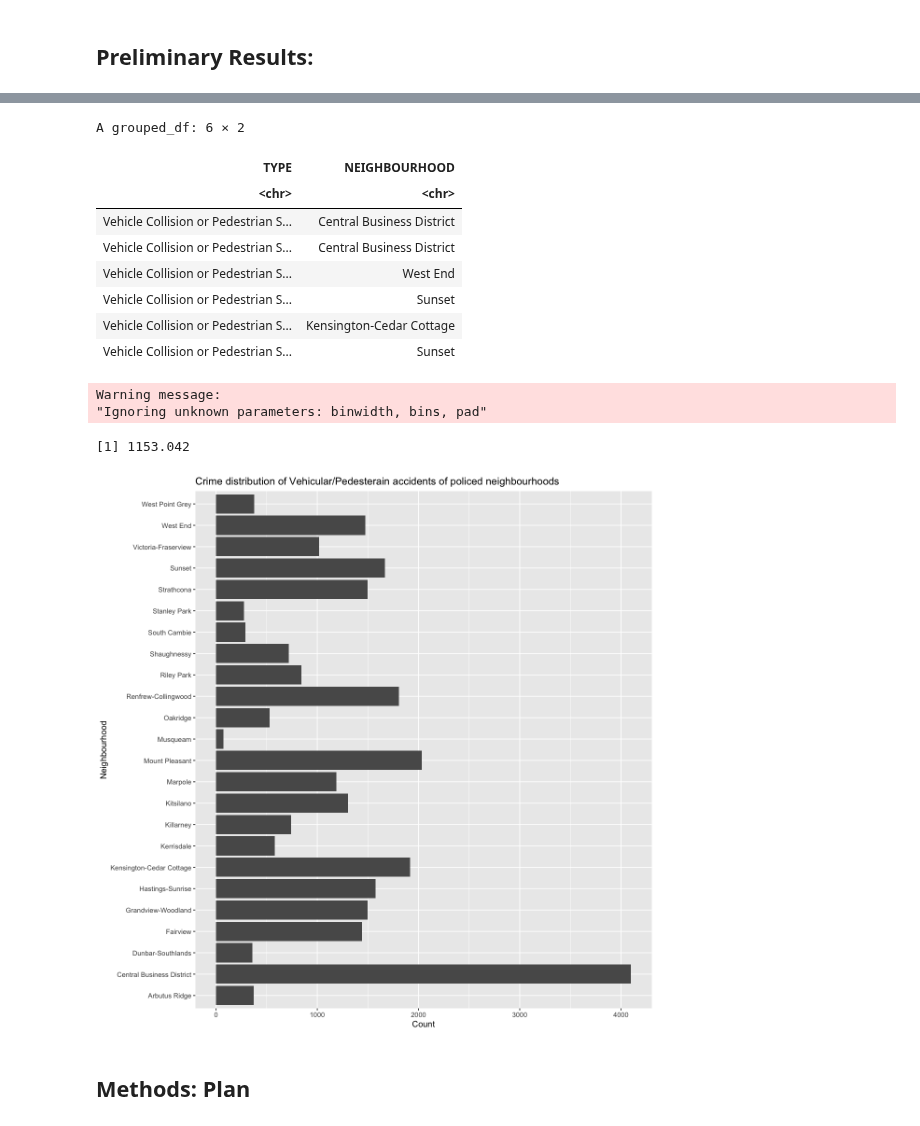
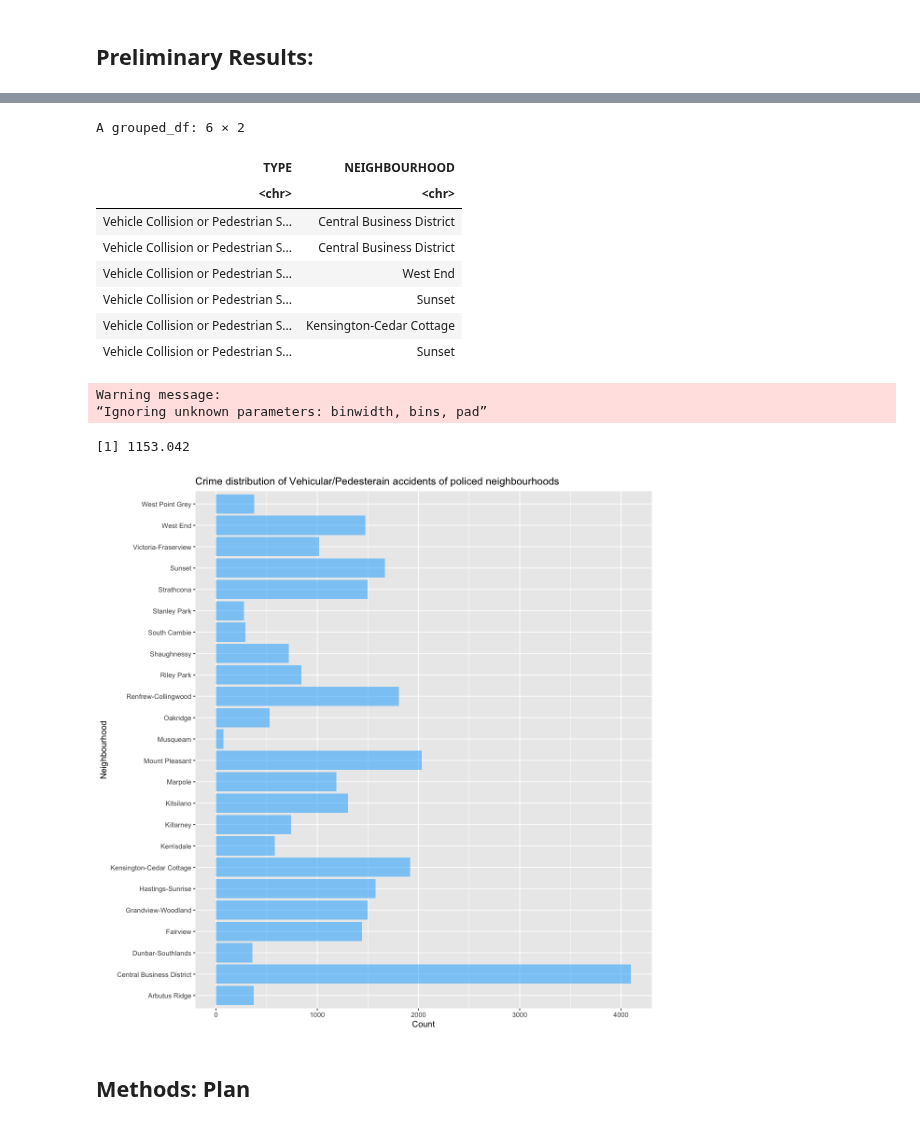
Before and after one commit to pbrar17/VPD-Crime-Analysis, a Jupyter notebook: 14.ipynb, the cells around one changed output, grey strips where cells are left out. Saved outputs shown, nothing was run; the diff lists cells and outputs as text; code cells hidden in the pictures.

```diff
--- a/14.ipynb
+++ b/14.ipynb
@@ -77,36 +82,36 @@ A tibble: 1 × 1
 limited_dataset <- select(whole_dataset, TYPE, NEIGHBOURHOOD) %>%
     group_by(NEIGHBOURHOOD) %>%
     filter(TYPE == "Vehicle Collision or Pedestrian Struck (with Injury)" |
     TYPE == "Vehicle Collision or Pedestrian Struck (with Fatality)")
 head(limited_dataset)
 
 options(repr.plot.width = 10, repr.plot.height = 10)
 vehicular_ped_dist <- limited_dataset %>%
     ggplot(aes(x = NEIGHBOURHOOD)) +
-    geom_histogram(stat = "count")+
+    geom_histogram(stat = "count", fill = "#00abff", alpha=0.5)+
     xlab("Neighbourhood") +
     ylab("Count") +
     ggtitle("Crime distribution of Vehicular/Pedesterain accidents of policed neighbourhoods") +
     coord_flip()
 vehicular_ped_dist
 
 mean_vehicle_crime_rate <- length(limited_dataset$TYPE) / length(unique(limited_dataset$NEIGHBOURHOOD))
 mean_vehicle_crime_rate
 #This is the "mean" Vehicle/Pedestrian crime rate per neighbourhood policed.
 # %% [output]
 A grouped_df: 6 × 2
 | TYPE | NEIGHBOURHOOD |
 | <chr> | <chr> |
 | Vehicle Collision or Pedestrian S... | Central Business District |
 | Vehicle Collision or Pedestrian S... | Central Business District |
 | Vehicle Collision or Pedestrian S... | West End |
 | Vehicle Collision or Pedestrian S... | Sunset |
 | Vehicle Collision or Pedestrian S... | Kensington-Cedar Cottage |
 | Vehicle Collision or Pedestrian S... | Sunset |
 Warning message:
-"Ignoring unknown parameters: binwidth, bins, pad"
+“Ignoring unknown parameters: binwidth, bins, pad”
 [1] 1153.042
-[figure, old version]
+[figure, new version]
 # %% [markdown]
 ## Methods: Plan
 # %% [markdown]
```
Also changed, not shown: parts of 3 cells of this notebook.
